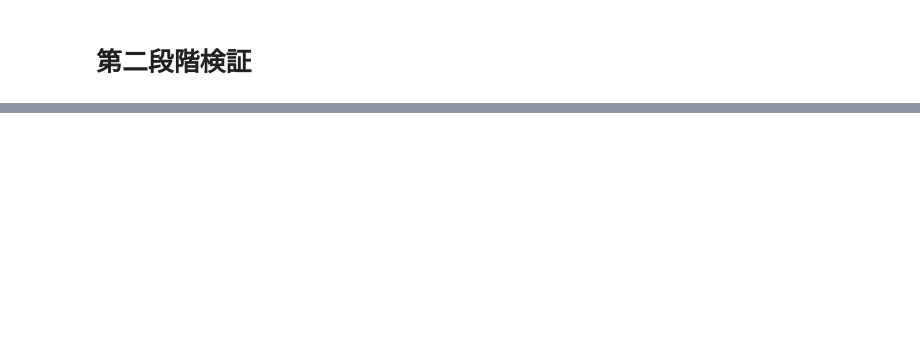
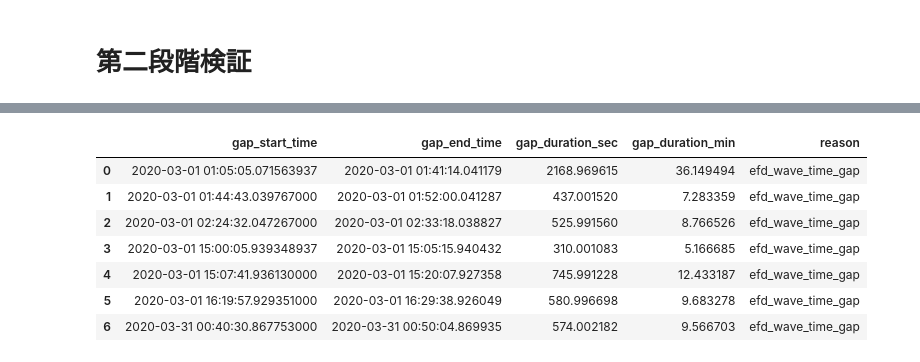
Before and after one commit to santanka/observation_workspace, a Jupyter notebook: statistical_analysis_arase/Arase_event_preanalysis.ipynb, the cells around one changed output, grey strips where cells are left out. Saved outputs shown, nothing was run; the diff lists cells and outputs as text; code cells hidden in the pictures; blank space fills up the shorter version.

```diff
--- a/statistical_analysis_arase/Arase_event_preanalysis.ipynb
+++ b/statistical_analysis_arase/Arase_event_preanalysis.ipynb
@@ -1922,7 +2985,10 @@ print(f"B64 spectra save path: {B64_spectra_save_path}")
 # Load cached B64_spectra_qf if available; otherwise compute and save.
 # ============================================================
 
+import os
+
 force_recompute_B64_spectra = False
+MGF_FFT_N_WORKERS = max(1, min(16, os.cpu_count() or 1))
 
 if B64_spectra_save_path.exists() and not force_recompute_B64_spectra:
     ds_loaded = xr.open_dataset(B64_spectra_save_path)
@@ -1933,6 +2999,7 @@ else:
     if len(mgf_target_times) == 0:
         raise ValueError("mgf_target_times が空です。merged_ranges_df または efd_spectra_qf を確認してください。")
 
+    print(f"MGF FFT workers: {MGF_FFT_N_WORKERS}")
     B64_spectra_qf = make_mgf64_spectra_like_efd(
         B64_data_dsi_qf_total,
         target_times=mgf_target_times,
@@ -1942,7 +3009,7 @@ else:
         use_hann=True,
         remove_mean=True,
         show_progress=True,
-        n_workers=16,
+        n_workers=MGF_FFT_N_WORKERS,
     )
 
     B64_spectra_qf.attrs.update({
@@ -1952,6 +3019,12 @@ else:
         "quality_flag": "Bad-quality samples were set to NaN before FFT.",
         "frequency_bins": "1 Hz bins from 3 to 32 Hz",
         "analysis_ranges": "Only merged_ranges_df intervals were loaded and transformed.",
+        "ranges_signature": B64_ranges_signature,
+        "event_half_width_sec": float(EVENT_HALF_WIDTH.total_seconds()),
+        "minimum_event_duration_sec": float(MIN_EVENT_DURATION.total_seconds()),
+        "mgf_load_pad_sec": float(MGF_LOAD_PAD.total_seconds()),
+        "mgf_max_block_hours": int(MGF_MAX_BLOCK_HOURS),
+        "fft_n_workers": int(MGF_FFT_N_WORKERS),
     })
 
     ds_B64_spectra_qf = B64_spectra_qf.to_dataset(name="B64_spectra_qf")
@@ -2231,19 +3363,15 @@ def make_mask_in_ranges(time_values, ranges_df):
     """
 
     times = pd.DatetimeIndex(pd.to_datetime(time_values))
-    use = np.zeros(len(times), dtype=bool)
 
     if ranges_df is None or len(ranges_df) == 0:
-        return use
+        return np.zeros(len(times), dtype=bool)
 
-    ranges = ranges_df.dropna(subset=["start_time", "end_time"]).copy()
-    ranges["start_time"] = pd.to_datetime(ranges["start_time"])
-    ranges["end_time"] = pd.to_datetime(ranges["end_time"])
-
-    for _, row in ranges.iterrows():
-        use |= (times >= row["start_time"]) & (times <= row["end_time"])
-
-    return use
+    return make_mask_in_padded_ranges(
+        times,
+        ranges_df,
+        pad=pd.Timedelta(0),
+    )
 # %%
 def make_monotonic_selected_times_parallel(
     B64_spectra_qf,
@@ -2912,11 +4206,21 @@ display(mgf_gap_ranges_df)
 # %%
 efd_wave_gap_ranges_df = find_time_gap_ranges(
     E64_data_dsi_quality_flag.time,
     threshold=pd.Timedelta(seconds=30),
     reason="efd_wave_time_gap",
+    coverage_ranges_df=merged_ranges_df,
 )
 
 display(efd_wave_gap_ranges_df)
+# %% [output]
+|  | gap_start_time | gap_end_time | gap_duration_sec | gap_duration_min | reason |
+| 0 | 2020-03-01 01:05:05.071563937 | 2020-03-01 01:41:14.041179 | 2168.969615 | 36.149494 | efd_wave_time_gap |
+| 1 | 2020-03-01 01:44:43.039767000 | 2020-03-01 01:52:00.041287 | 437.001520 | 7.283359 | efd_wave_time_gap |
+| 2 | 2020-03-01 02:24:32.047267000 | 2020-03-01 02:33:18.038827 | 525.991560 | 8.766526 | efd_wave_time_gap |
+| 3 | 2020-03-01 15:00:05.939348937 | 2020-03-01 15:05:15.940432 | 310.001083 | 5.166685 | efd_wave_time_gap |
+| 4 | 2020-03-01 15:07:41.936130000 | 2020-03-01 15:20:07.927358 | 745.991228 | 12.433187 | efd_wave_time_gap |
+| 5 | 2020-03-01 16:19:57.929351000 | 2020-03-01 16:29:38.926049 | 580.996698 | 9.683278 | efd_wave_time_gap |
+| 6 | 2020-03-31 00:40:30.867753000 | 2020-03-31 00:50:04.869935 | 574.002182 | 9.566703 | efd_wave_time_gap |
 # %%
 import pandas as pd
 import numpy as np
```
Also changed, not shown: parts of 37 cells of this notebook, 17 other files.
